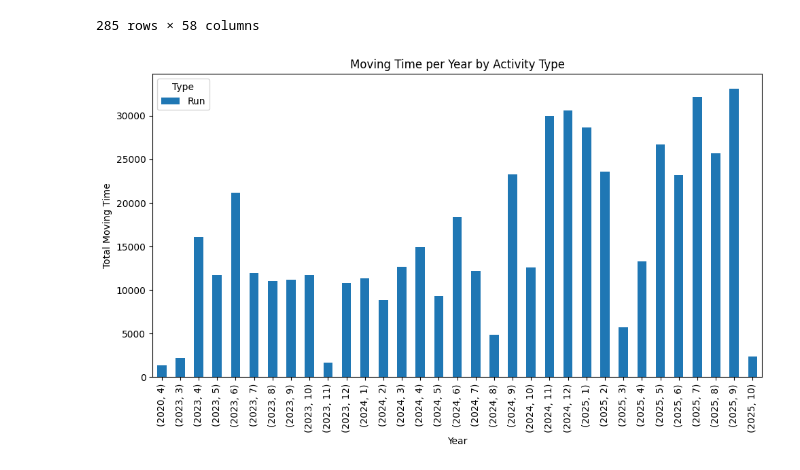
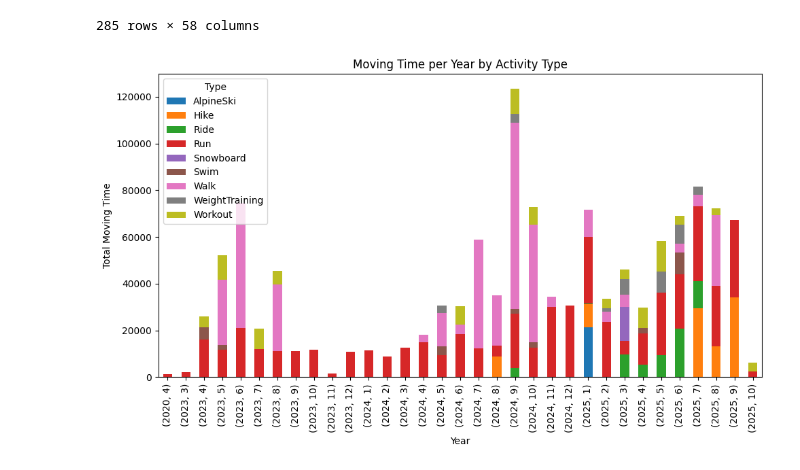
Before and after one commit to ldockx/my-first-data-engineering-project, a Jupyter notebook: first_data_engineering_effort.ipynb, the cells around one changed output. Saved outputs shown, nothing was run; the diff lists cells and outputs as text; code cells hidden in the pictures.

```diff
--- a/first_data_engineering_effort.ipynb
+++ b/first_data_engineering_effort.ipynb
@@ -187,17 +2,0 @@ I only have to do this once.
-# %%
-client_secret = "22acdfc6850d9a81a189b4a42d9b4fa8fead0dfb"
-
-token_response = client.exchange_code_for_token(
-    client_id=client_id, client_secret=client_secret, code=code
-)
-print(token_response)
-
-# Save the token response as a JSON file
-#with open(json_path, "w") as f:
-#    json.dump(token_response, f)
-
-print("Token saved - hooray!")
-
-# Access and refresh tokens
-access_token = token_response["access_token"]
-refresh_token = token_response["refresh_token"]  # Use this after 6 hours
@@ -409,22 +105,22 @@ data
 # %%
 import matplotlib.pyplot as plt
 import pandas as pd
 
 # Example assumes your DataFrame has at least these columns:
 # 'Month', 'distance', and 'type'
 
 # 1️⃣ Group data by Month and Type, summing distance
-grouped = data[data["type"] == "Run"].groupby(["Year", "Month", "type"])["moving_time"].sum().unstack(fill_value=0)
+grouped = data.groupby(["Year", "Month", "type"])["moving_time"].sum().unstack(fill_value=0)
 
 # 2️⃣ Plot stacked bar chart
 grouped.plot(kind="bar", stacked=True, figsize=(10,6))
 
 # 3️⃣ Customize chart
 plt.title("Moving Time per Year by Activity Type")
 plt.xlabel("Year")
 plt.ylabel("Total Moving Time")
 plt.legend(title="Type")
 plt.tight_layout()
 plt.show()
 # %% [output]
-[figure, old version]
+[figure, new version]
```
Also changed, not shown: parts of 12 cells of this notebook.
